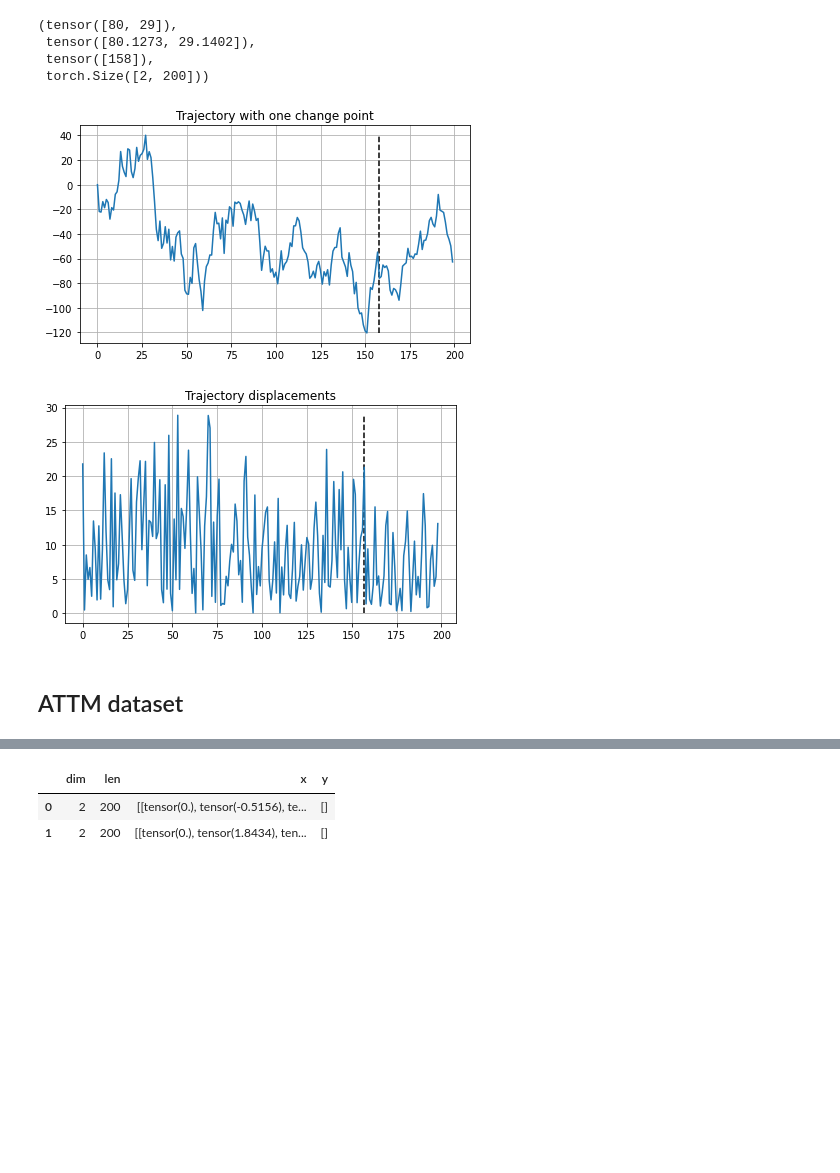
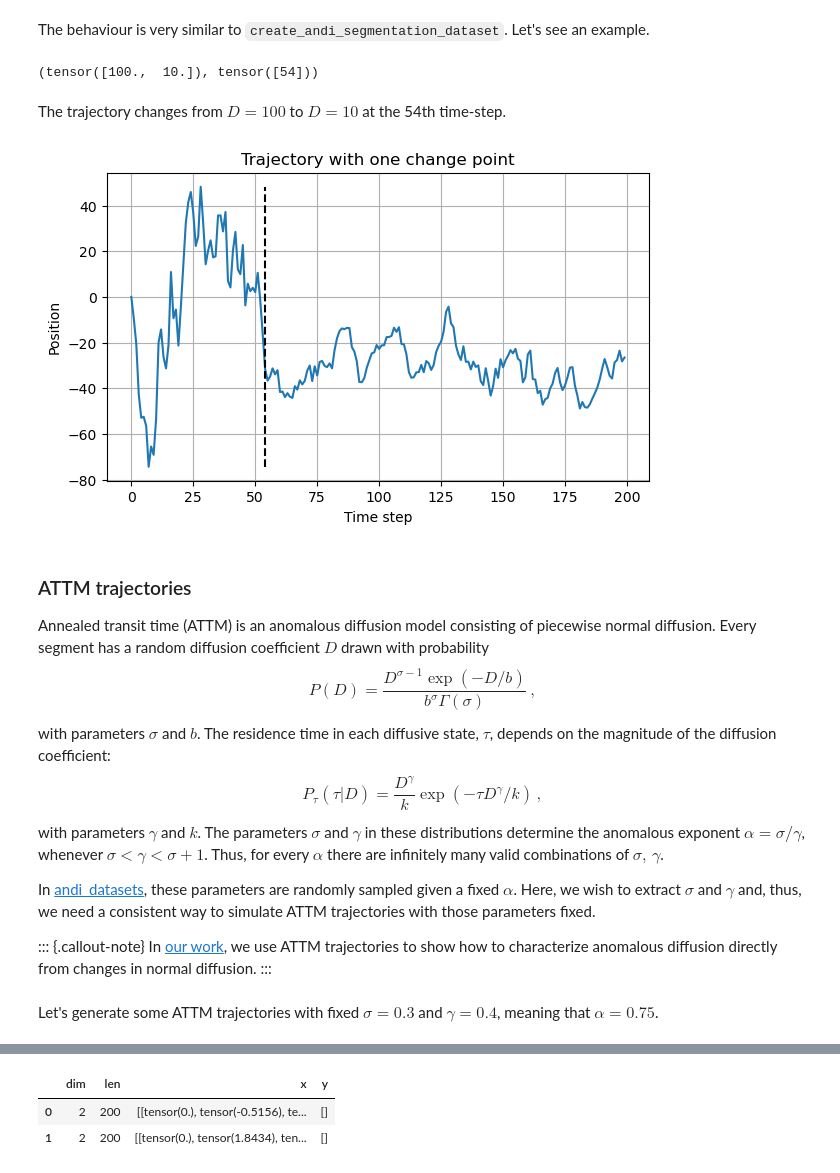
Before and after one commit to BorjaRequena/step, a Jupyter notebook: nbs/source/00_data.ipynb, the cells around one changed output, grey strips where cells are left out. Cells and saved outputs as stored; diff of their text form; code cells hidden in the pictures; blank space fills up the shorter version.

```diff
--- a/nbs/source/00_data.ipynb
+++ b/nbs/source/00_data.ipynb
@@ -305,0 +370,5 @@ df.to_csv(DATA_PATH/'bm_trajectories_1D_200t.csv')
+# %%
+n_traj = 9
+max_t = 5
+trajectories = create_bm_trajectories(n_traj, max_t, dim=1, Ds=[1., 2.], shuffle=False)
+trajectories.shape
@@ -306,33 +379,64 @@ df.to_csv(DATA_PATH/'bm_trajectories_1D_200t.csv')
+# %%
+#| export
+@delegates(combine_trajectories)
+def create_bm_segmentation_dataset(
+    n_traj:int,              # Number of trajectories
+    max_t:int=200,           # Maximum trajectory length
+    dim:int=1,               # Trajectory dimension
+    n_change_points:int=1,   # Number of changepoints in the trajectories
+    Ds:Iterable|None=None,   # Diffusion coefficients to consider defaults to logspace(-3, 3)
+    path:Path|str|None=None, # Path to save the data
+    save:bool=True,          # Save or not the data
+    **kwargs
+    )->pd.DataFrame:
+    "Creates a segmentation dataset to tell between diffusion coefficients."
+    n_ds = n_change_points + 1
+    Ds = np.logspace(-3, 3, n_traj//100) if Ds is None else Ds
+    datasets = [create_bm_trajectories(n_traj, max_t, Ds=Ds, dim=dim) for _ in range(n_ds)]
+    trajectories, labels, change_points = combine_trajectories(datasets, dim, **kwargs)
+    seg_dataset = trajs2df(trajectories, labels, change_points, dim)
+    save_path = DATA_PATH/_get_bmds_fname(n_change_points, max_t, dim) if path is None else path
+    if save: seg_dataset.to_pickle(save_path)
+    return seg_dataset
+
+def _get_bmds_fname(n_change_points, max_t, dim):
+    "Returns standardized file name for segmentation dataset."
+    return f"bmds_{n_change_points}changes_T{max_t}_dim{dim}.pkl"
+# %% [markdown]
+The behaviour is very similar to `create_andi_segmentation_dataset`. Let's see an example.
 # %%
 N = 100
 df = create_bm_segmentation_dataset(N, Ds=[10, 50, 100], save=False)
 # %%
-x0 = df.iloc[0]
-x0.models, x0.exps, x0.cp, x0.x.shape
+x0 = df.iloc[1]
+x0.exps, x0.cp
 # %% [output]
-(tensor([80, 29]),
- tensor([80.1273, 29.1402]),
- tensor([158]),
- torch.Size([2, 200]))
+(tensor([100.,  10.]), tensor([54]))
+# %% [markdown]
+The trajectory changes from $D=100$ to $D=10$ at the 54th time-step.
 # %%
 #| code-fold: true
 plt.figure(figsize=(7,4))
 plt.plot(x0.x[0])
 plt.vlines(x0.cp.item(), min(x0.x[0]), max(x0.x[0]), linestyles='dashed', colors='k')
 plt.grid()
 plt.title("Trajectory with one change point")
-
-displ = abs(x0.x[0, :-1] - x0.x[0, 1:])
-plt.figure(figsize=(7,4))
-plt.plot(displ)
-plt.vlines(x0.cp.item()-1, min(displ), max(displ), linestyles='dashed', colors='k')
-plt.grid()
-plt.title("Trajectory displacements");
+plt.xlabel("Time step")
+plt.ylabel("Position");
 # %% [output]
-[figure, old version]
+[figure, new version]
-[figure, removed]
-# %% [markdown]
-## ATTM dataset
+# %% [markdown]
+### ATTM trajectories
+
+Annealed transit time (ATTM) is an anomalous diffusion model consisting of piecewise normal diffusion. Every segment has a random diffusion coefficient $D$ drawn with probability
+$$P(D) = \frac{D^{\sigma - 1}\exp(-D/b)}{b^\sigma\Gamma(\sigma)}\,,$$
+with parameters $\sigma$ and $b$. The residence time in each diffusive state, $\tau$, depends on the magnitude of the diffusion coefficient: $$P_\tau(\tau|D)=\frac{D^\gamma}{k}\exp(-\tau D^\gamma/k)\,,$$ with parameters $\gamma$ and $k$. The parameters $\sigma$ and $\gamma$ in these distributions determine the anomalous exponent $\alpha=\sigma/\gamma$, whenever $\sigma<\gamma<\sigma+1$. Thus, for every $\alpha$ there are infinitely many valid combinations of $\sigma, \,\gamma$.
+
+In [andi_datasets](https://github.com/AnDiChallenge/andi_datasets), these parameters are randomly sampled given a fixed $\alpha$. Here, we wish to extract $\sigma$ and $\gamma$ and, thus, we need a consistent way to simulate ATTM trajectories with those parameters fixed.
+
+::: {.callout-note}
+In [our work](https://arxiv.org/abs/2302.00410), we use ATTM trajectories to show how to characterize anomalous diffusion directly from changes in normal diffusion.
+:::
 # %%
 #| export
 def create_fixed_attm_trajs(n_traj, max_t, sigma, gamma):
@@ -359,0 +461,2 @@ trajs, ds = create_fixed_attm_trajs(2, 15, 0.3, 0.4)
+# %% [markdown]
+Let's generate some ATTM trajectories with fixed $\sigma=0.3$ and $\gamma=0.4$, meaning that $\alpha=0.75$.
```
Also changed, not shown: parts of 91 cells of this notebook, 10 other files.
